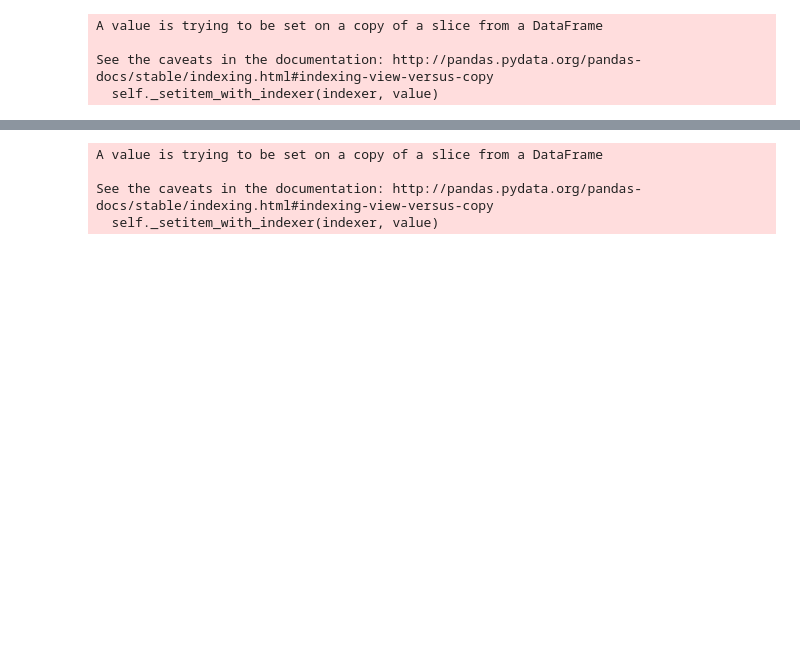
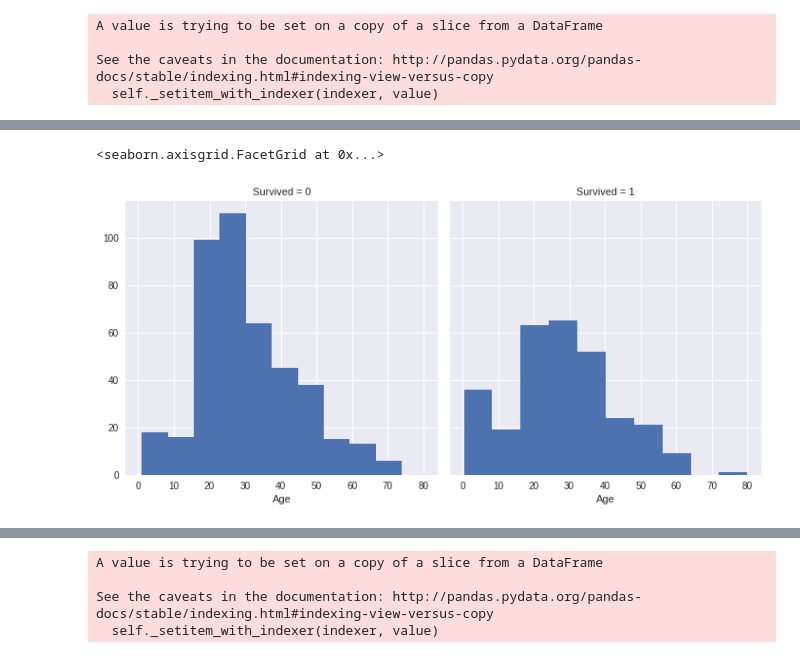
Before and after one commit to redman157/HocML, a Jupyter notebook: Titanic_1.ipynb, the cells around one changed output, grey strips where cells are left out. Drawn from its saved outputs; the diff is of its cells as text; code cells hidden in the pictures; blank space fills up the shorter version.

```diff
--- a/Titanic_1.ipynb
+++ b/Titanic_1.ipynb
@@ -124,0 +167,5 @@ X.head()
+# %%
+sns.FacetGrid(data= training, col = 'Survived',size = 5).map(plt.hist,'Age',bins = 10,)
+# %% [output]
+<seaborn.axisgrid.FacetGrid at 0x...>
+[figure, added]
```
Also changed, not shown: parts of 17 cells of this notebook.
